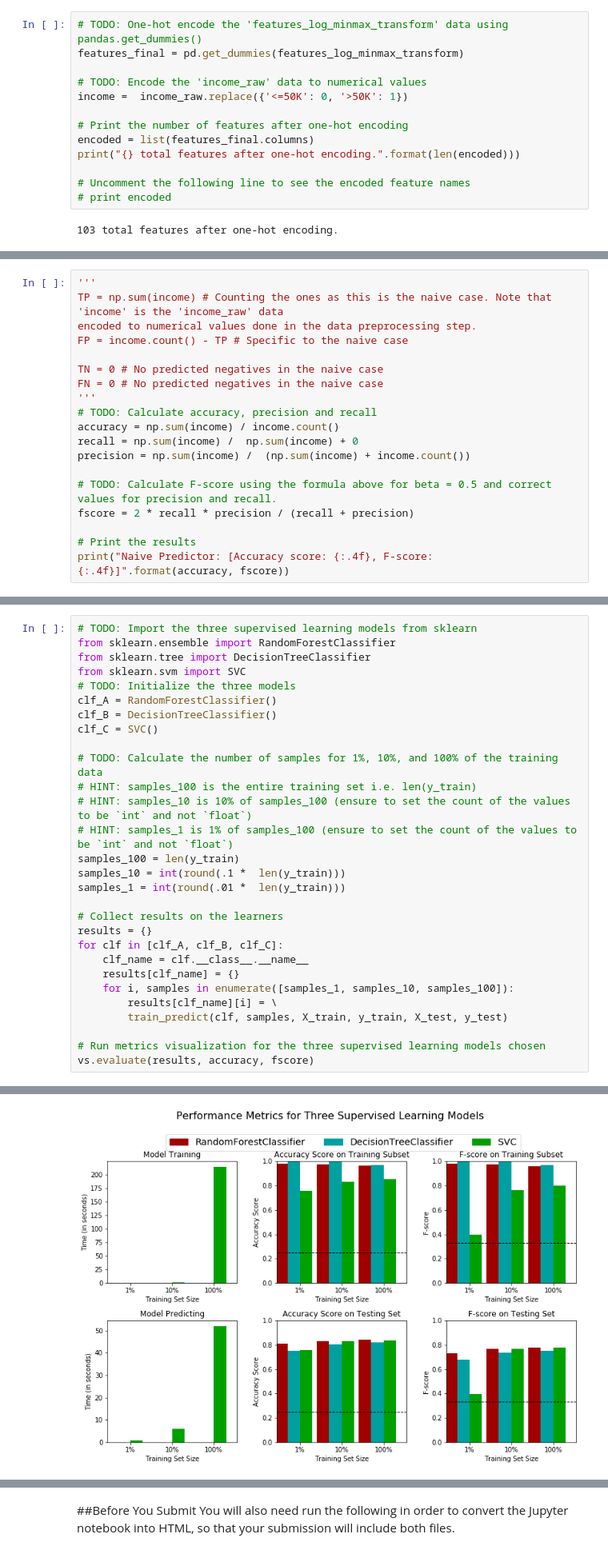
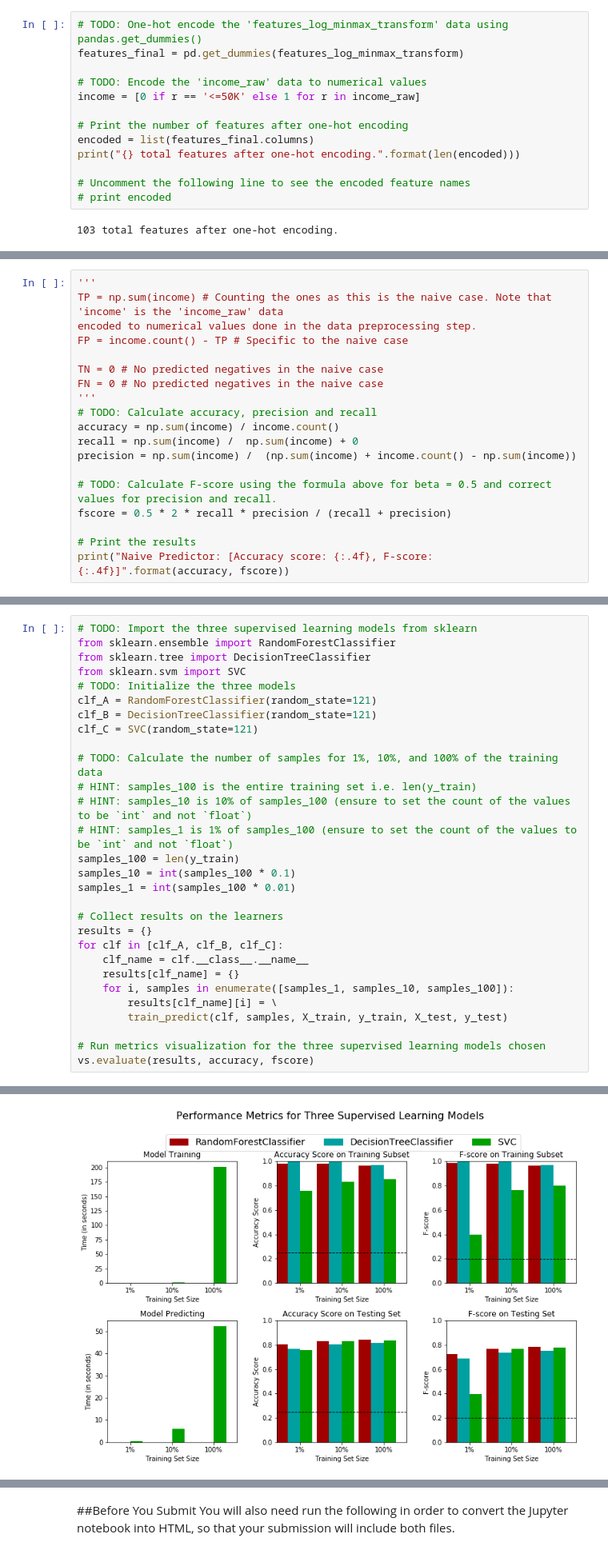
Before and after one commit to pavelislam/MLE-Nanodegree, a Jupyter notebook: finding_donors/finding_donors.ipynb, the cells around one changed output, grey strips where cells are left out. Shown at 80% size. Drawn from its saved outputs; the diff is of its cells as text.

```diff
--- a/finding_donors/finding_donors.ipynb
+++ b/finding_donors/finding_donors.ipynb
@@ -164,7 +164,7 @@ Additionally, as with the non-numeric features, we need to convert the non-numer
 features_final = pd.get_dummies(features_log_minmax_transform)
 
 # TODO: Encode the 'income_raw' data to numerical values
-income =  income_raw.replace({'<=50K': 0, '>50K': 1})
+income = [0 if r == '<=50K' else 1 for r in income_raw]
 
 # Print the number of features after one-hot encoding
 encoded = list(features_final.columns)
@@ -247,10 +247,10 @@ FN = 0 # No predicted negatives in the naive case
 # TODO: Calculate accuracy, precision and recall
 accuracy = np.sum(income) / income.count()
 recall = np.sum(income) /  np.sum(income) + 0
-precision = np.sum(income) /  (np.sum(income) + income.count())
+precision = np.sum(income) /  (np.sum(income) + income.count() - np.sum(income))
 
 # TODO: Calculate F-score using the formula above for beta = 0.5 and correct values for precision and recall.
-fscore = 2 * recall * precision / (recall + precision)
+fscore = 0.5 * 2 * recall * precision / (recall + precision)
 
 # Print the results
 print("Naive Predictor: [Accuracy score: {:.4f}, F-score: {:.4f}]".format(accuracy, fscore))
@@ -392,17 +392,17 @@ from sklearn.ensemble import RandomForestClassifier
 from sklearn.tree import DecisionTreeClassifier
 from sklearn.svm import SVC
 # TODO: Initialize the three models
-clf_A = RandomForestClassifier()
-clf_B = DecisionTreeClassifier()
-clf_C = SVC()
+clf_A = RandomForestClassifier(random_state=121)
+clf_B = DecisionTreeClassifier(random_state=121)
+clf_C = SVC(random_state=121)
 
 # TODO: Calculate the number of samples for 1%, 10%, and 100% of the training data
 # HINT: samples_100 is the entire training set i.e. len(y_train)
 # HINT: samples_10 is 10% of samples_100 (ensure to set the count of the values to be `int` and not `float`)
 # HINT: samples_1 is 1% of samples_100 (ensure to set the count of the values to be `int` and not `float`)
 samples_100 = len(y_train)
-samples_10 = int(round(.1 *  len(y_train)))
-samples_1 = int(round(.01 *  len(y_train)))
+samples_10 = int(samples_100 * 0.1)
+samples_1 = int(samples_100 * 0.01)
 
 # Collect results on the learners
 results = {}
@@ -427,5 +427,5 @@ SVC trained on 3618 samples.
 SVC trained on 36177 samples.
-[figure, old version]
+[figure, new version]
 # %% [markdown]
 ----
 ## Improving Results
```
Also changed, not shown: parts of 9 cells of this notebook, 1 other file.
